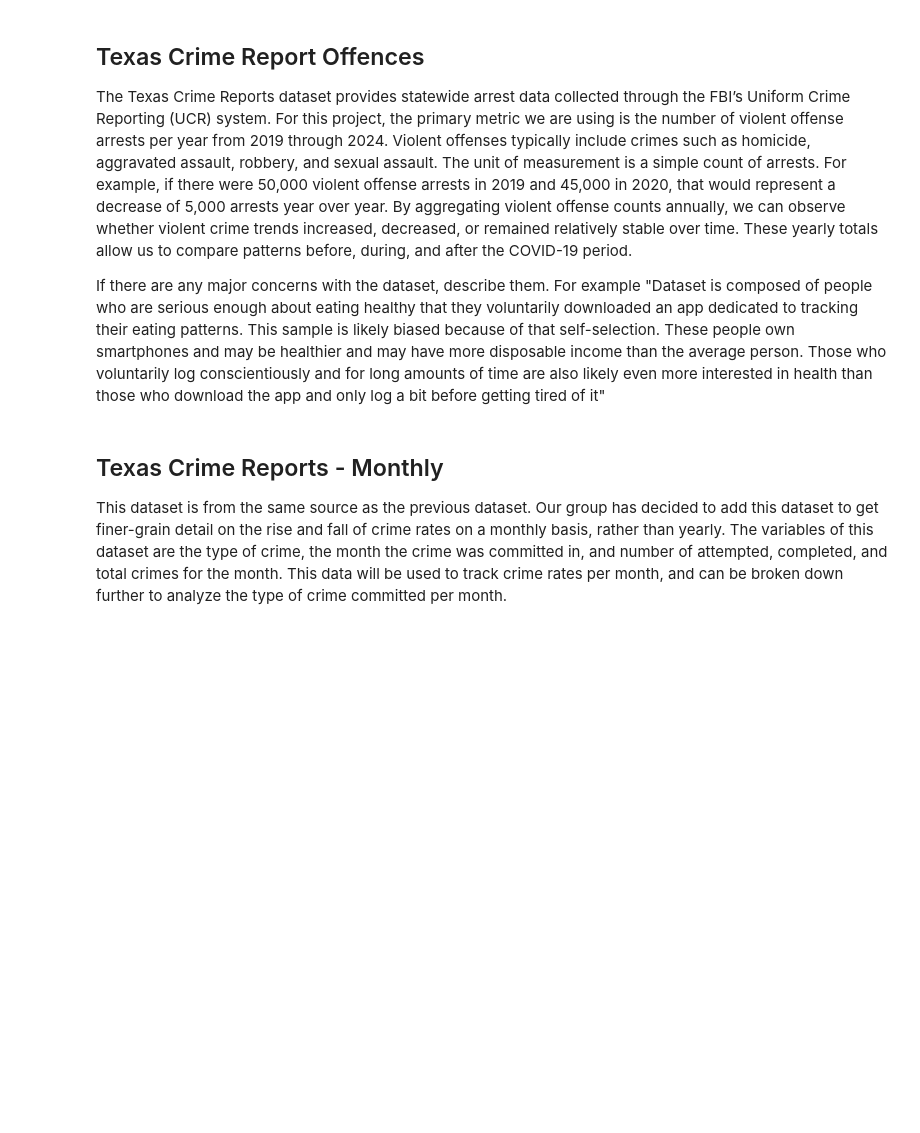
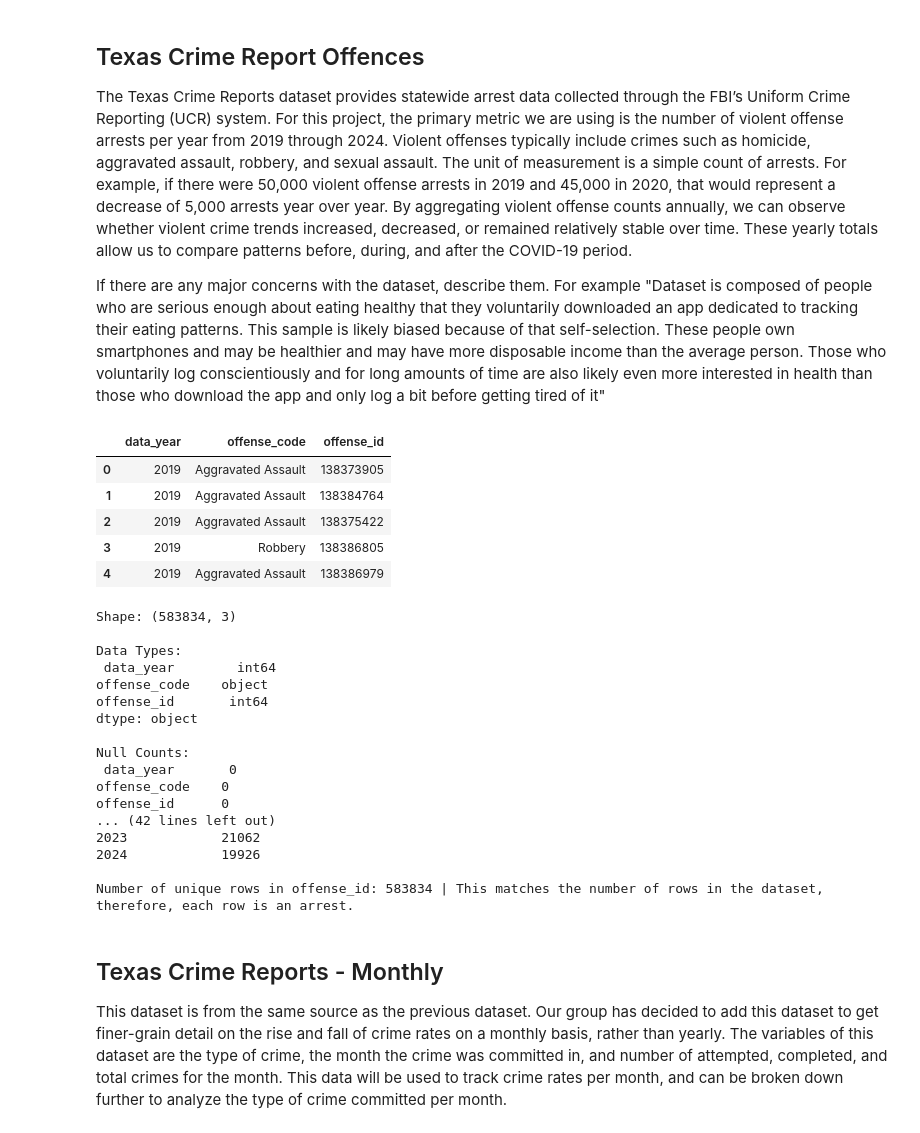
Before and after one commit to dylnwin/Group117_WI26, a Jupyter notebook: 02-EDACheckpoint.ipynb, the cells around one changed output. Saved outputs shown, nothing was run; the diff lists cells and outputs as text; code cells hidden in the pictures; blank space fills up the shorter version.

Commit message:
Added printed output cells to verify clean and tidy data

```diff
--- a/02-EDACheckpoint.ipynb
+++ b/02-EDACheckpoint.ipynb
@@ -319,16 +359,43 @@ texas_offenses_all.to_csv(output_path, index=False)
 # %%
 # Reload the saved clean crime data
 texas_offenses_all = pd.read_csv('data/02-processed/texas_offenses_clean.csv')
+
+display(texas_offenses_all.head())
 
 print("Shape:", texas_offenses_all.shape)
 print("\nData Types:\n", texas_offenses_all.dtypes)
 print("\nNull Counts:\n", texas_offenses_all.isnull().sum())
 print("\nNull Proportions:\n", texas_offenses_all.isnull().mean().round(4))
 print("\nOffenses by Year:\n", texas_offenses_all['data_year'].value_counts().sort_index())
 print("\nOffense Type Breakdown:\n", texas_offenses_all['offense_code'].value_counts())
 print("\nOffense Type by Year:")
 print(pd.crosstab(texas_offenses_all['data_year'], texas_offenses_all['offense_code']))
-texas_offenses_all.head()
+
+print(f"\nNumber of unique rows in offense_id: {texas_offenses_all['offense_id'].nunique()} | This matches the number of rows in the dataset, therefore, each row is an arrest.")
+# %% [output]
+|  | data_year | offense_code | offense_id |
+| 0 | 2019 | Aggravated Assault | 138373905 |
+| 1 | 2019 | Aggravated Assault | 138384764 |
+| 2 | 2019 | Aggravated Assault | 138375422 |
+| 3 | 2019 | Robbery | 138386805 |
+| 4 | 2019 | Aggravated Assault | 138386979 |
+Shape: (583834, 3)
+
+Data Types:
+ data_year        int64
+offense_code    object
+offense_id       int64
+dtype: object
+
+Null Counts:
+ data_year       0
+offense_code    0
+offense_id      0
+... (42 lines left out)
+2023            21062
+2024            19926
+
+Number of unique rows in offense_id: 583834 | This matches the number of rows in the dataset, therefore, each row is an arrest.
 # %% [markdown]
 ## Texas Crime Reports - Monthly
 
```
Also changed, not shown: parts of 6 cells of this notebook.
